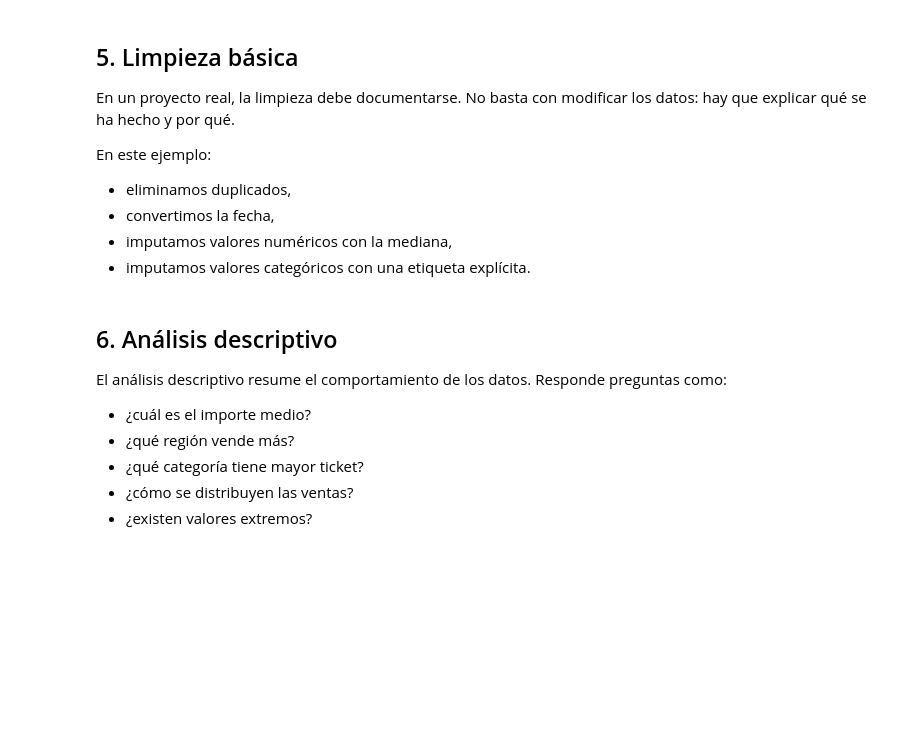
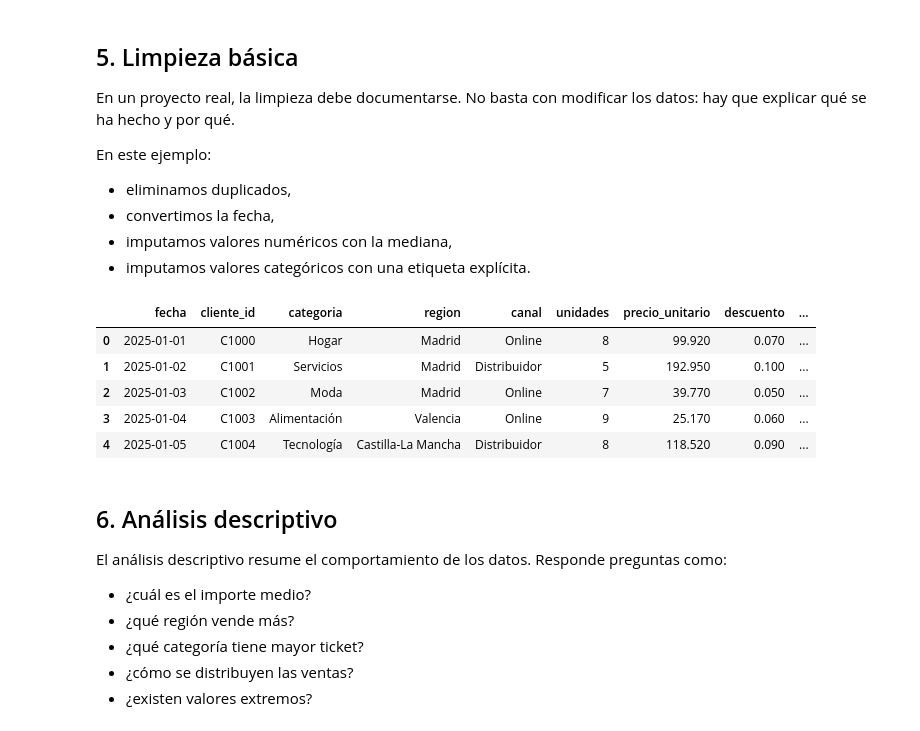
Before and after one commit to Mattortx/Big_Data_2026, a Jupyter notebook: notebooks/solucciones/01_Bloque_I_Python_Pandas_Analisis_Descriptivo_3h_solucion.ipynb, the cells around one changed output. Saved outputs shown, nothing was run; the diff lists cells and outputs as text; code cells hidden in the pictures; blank space fills up the shorter version.

```diff
--- a/notebooks/solucciones/01_Bloque_I_Python_Pandas_Analisis_Descriptivo_3h_solucion.ipynb
+++ b/notebooks/solucciones/01_Bloque_I_Python_Pandas_Analisis_Descriptivo_3h_solucion.ipynb
@@ -122,25 +179,33 @@ En este ejemplo:
 - imputamos valores numéricos con la mediana,
 - imputamos valores categóricos con una etiqueta explícita.
 # %%
+df = pd.read_csv("../../data/ventas_mayo_2026.csv")
 df_limpio = df.copy()
 
 # Eliminar duplicados
 df_limpio = df_limpio.drop_duplicates()
 
 # Convertir fecha
 df_limpio["fecha"] = pd.to_datetime(df_limpio["fecha"])
 
 # Imputar nulos
 df_limpio["precio_unitario"] = df_limpio["precio_unitario"].fillna(df_limpio["precio_unitario"].median())
 df_limpio["region"] = df_limpio["region"].fillna("Sin informar")
 
 # Crear variables derivadas
 df_limpio["mes"] = df_limpio["fecha"].dt.month
 df_limpio["dia_semana"] = df_limpio["fecha"].dt.day_name()
 df_limpio["importe_con_iva"] = df_limpio["importe"] * 1.21
 df_limpio["ticket_unitario"] = df_limpio["importe"] / df_limpio["unidades"]
 
 df_limpio.head()
+# %% [output]
+|  | fecha | cliente_id | categoria | region | canal | unidades | precio_unitario | descuento | ... |
+| 0 | 2025-01-01 | C1000 | Hogar | Madrid | Online | 8 | 99.920 | 0.070 | ... |
+| 1 | 2025-01-02 | C1001 | Servicios | Madrid | Distribuidor | 5 | 192.950 | 0.100 | ... |
+| 2 | 2025-01-03 | C1002 | Moda | Madrid | Online | 7 | 39.770 | 0.050 | ... |
+| 3 | 2025-01-04 | C1003 | Alimentación | Valencia | Online | 9 | 25.170 | 0.060 | ... |
+| 4 | 2025-01-05 | C1004 | Tecnología | Castilla-La Mancha | Distribuidor | 8 | 118.520 | 0.090 | ... |
 # %% [markdown]
 ## 6. Análisis descriptivo
 
```
Also changed, not shown: parts of 12 cells of this notebook, 1 other file.
